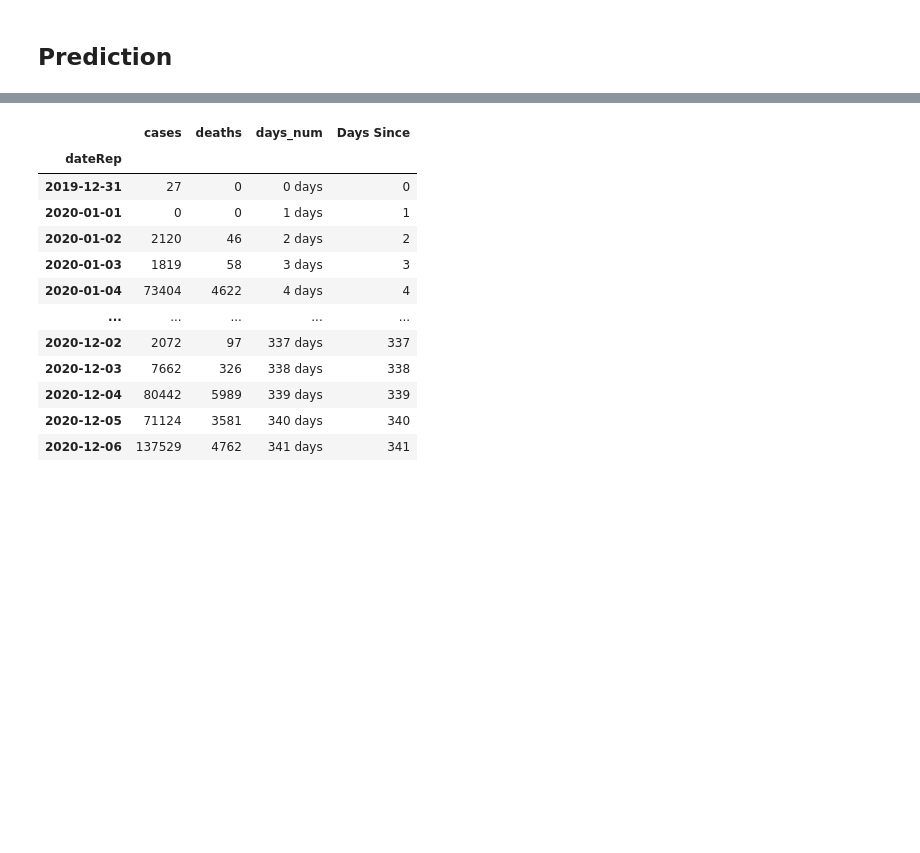
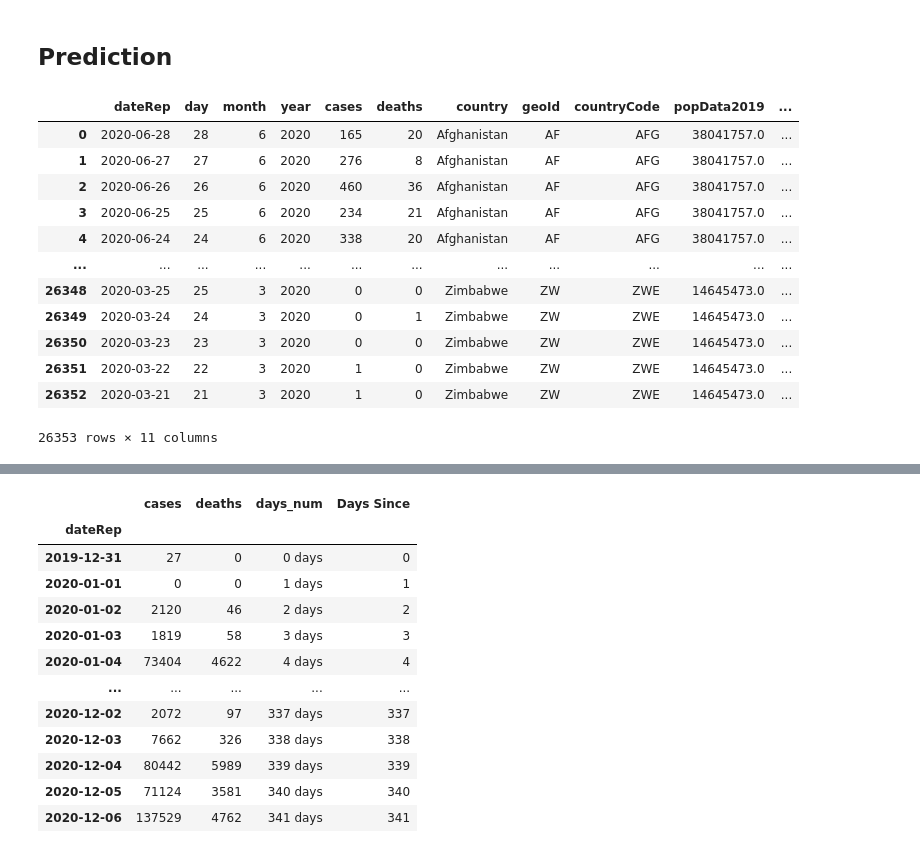
Before and after one commit to shuvopodder/COVID19, a Jupyter notebook: COVID19_data_science.ipynb, the cells around one changed output, grey strips where cells are left out. Drawn from its saved outputs; the diff is of its cells as text; code cells hidden in the pictures; blank space fills up the shorter version.

```diff
--- a/COVID19_data_science.ipynb
+++ b/COVID19_data_science.ipynb
@@ -409,4 +405,19 @@ Average Mortality Rate 5.285667099019435
 ## Prediction
 # %%
 data["dateRep"]=pd.to_datetime(data["dateRep"])
+data
+# %% [output]
+|  | dateRep | day | month | year | cases | deaths | country | geoId | countryCode | popData2019 | ... |
+| 0 | 2020-06-28 | 28 | 6 | 2020 | 165 | 20 | Afghanistan | AF | AFG | 38041757.0 | ... |
+| 1 | 2020-06-27 | 27 | 6 | 2020 | 276 | 8 | Afghanistan | AF | AFG | 38041757.0 | ... |
+| 2 | 2020-06-26 | 26 | 6 | 2020 | 460 | 36 | Afghanistan | AF | AFG | 38041757.0 | ... |
+| 3 | 2020-06-25 | 25 | 6 | 2020 | 234 | 21 | Afghanistan | AF | AFG | 38041757.0 | ... |
+| 4 | 2020-06-24 | 24 | 6 | 2020 | 338 | 20 | Afghanistan | AF | AFG | 38041757.0 | ... |
+| ... | ... | ... | ... | ... | ... | ... | ... | ... | ... | ... | ... |
+| 26348 | 2020-03-25 | 25 | 3 | 2020 | 0 | 0 | Zimbabwe | ZW | ZWE | 14645473.0 | ... |
+| 26349 | 2020-03-24 | 24 | 3 | 2020 | 0 | 1 | Zimbabwe | ZW | ZWE | 14645473.0 | ... |
+| 26350 | 2020-03-23 | 23 | 3 | 2020 | 0 | 0 | Zimbabwe | ZW | ZWE | 14645473.0 | ... |
+| 26351 | 2020-03-22 | 22 | 3 | 2020 | 1 | 0 | Zimbabwe | ZW | ZWE | 14645473.0 | ... |
+| 26352 | 2020-03-21 | 21 | 3 | 2020 | 1 | 0 | Zimbabwe | ZW | ZWE | 14645473.0 | ... |
+26353 rows × 11 columns
 # %%
```
Also changed, not shown: parts of 16 cells of this notebook.
